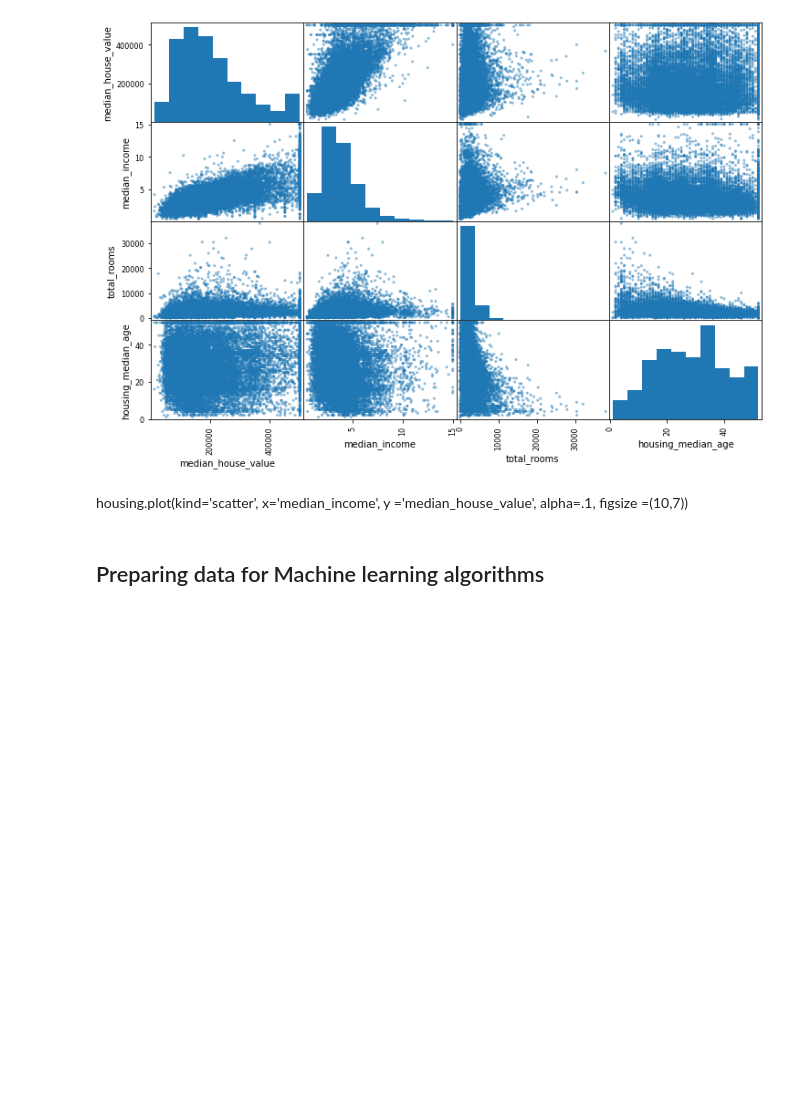
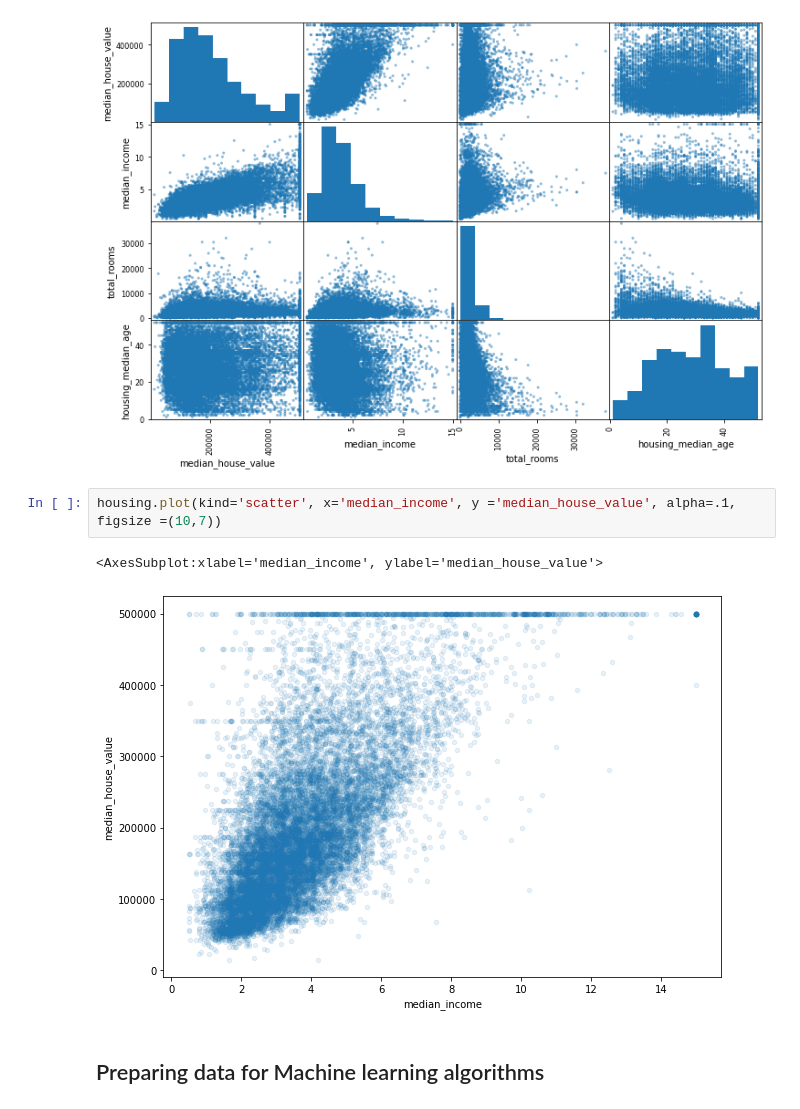
Before and after one commit to kuldipchauhan/Hello, a Jupyter notebook: housing.ipynb, the cells around one changed output. Drawn from its saved outputs; the diff is of its cells as text; blank space fills up the shorter version.

```diff
--- a/housing.ipynb
+++ b/housing.ipynb
@@ -191,8 +191,11 @@ array([[<AxesSubplot:xlabel='median_house_value', ylabel='median_house_value'>,
         <AxesSubplot:xlabel='housing_median_age', ylabel='housing_median_age'>]],
       dtype=object)
 [figure]
-# %% [markdown]
-housing.plot(kind='scatter', x='median_income', y ='median_house_value', alpha=.1, figsize =(10,7))
+# %%
+housing.plot(kind='scatter', x='median_income', y ='median_house_value', alpha=.1, figsize =(10,7))
+# %% [output]
+<AxesSubplot:xlabel='median_income', ylabel='median_house_value'>
+[figure, added]
 # %% [markdown]
 ## Preparing data for Machine learning algorithms
 # %%
```
Also changed, not shown: parts of 29 cells of this notebook.
